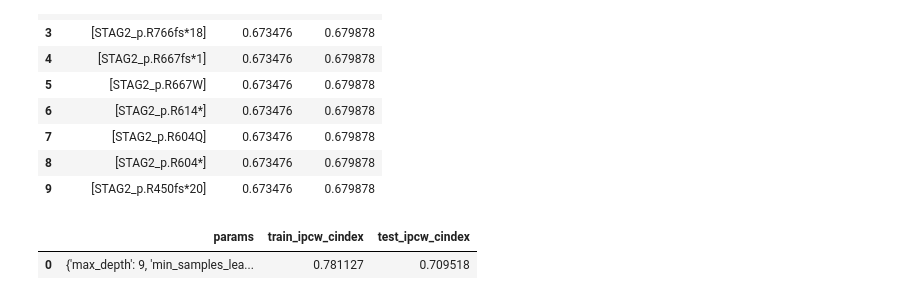
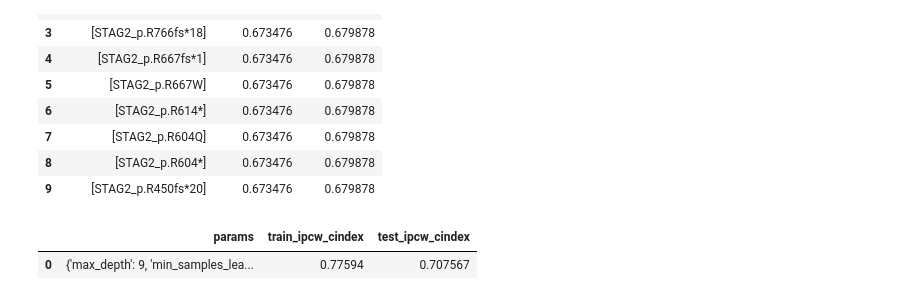
Before and after one commit to grandede-afk/Data-Challenge-Stasc, a Jupyter notebook: test_predictors.ipynb, the cells around one changed output. Cells and saved outputs as stored; diff of their text form; code cells hidden in the pictures.

```diff
--- a/test_predictors.ipynb
+++ b/test_predictors.ipynb
@@ -728,7 +728,7 @@ results = []
 # Merge with the clinical and molecular training dataset
 # fixed_features = ['BM_BLAST', 'HB', 'PLT', 'WBC', 'ANC', 'MONOCYTES', 'Nmut', 'Nmut_4',
 #                   'TP53','TET2','CBL', 'EZH2', 'ZRSR2', 'U2AF1', 'RUNX1', 'SF3B1','DNMT3A']
-fixed_features = ['BM_BLAST', 'HB', 'PLT', 'WBC', 'MONOCYTES', 'Nmut','TP53','TET2','SF3B1','CBL','ZRSR2','EZH2','U2AF1']#,
+fixed_features = ['BM_BLAST', 'HB', 'PLT', 'WBC', 'MONOCYTES']#, 'Nmut']#,'TP53','TET2','SF3B1','CBL','ZRSR2','EZH2','U2AF1']#,
                   #'TET2','SF3B1','CBL','ZRSR2','EZH2','U2AF1']
 features_choose = df_with_genes_sum.columns[10:].tolist()
 base_model = CoxnetSurvivalAnalysis()
@@ -934,7 +1114,7 @@ from time import time
 #features = ['BM_BLAST', 'HB', 'PLT', 'WBC', 'MONOCYTES', 'Nmut']
 #X = df_3.loc[df_3['ID'].isin(target_df["ID"]), features].copy()
 features = ['BM_BLAST', 'HB', 'PLT', 'WBC', 'MONOCYTES', 'Nmut','TP53',
-                  'TET2','SF3B1','CBL','ZRSR2','EZH2','U2AF1','Nmut_4']
+                  'TET2','SF3B1','CBL','ZRSR2','EZH2','U2AF1']
 X = df_with_genes_sum.loc[df_with_genes_sum['ID'].isin(target_df["ID"]), features].copy()
 imputer = SimpleImputer(strategy="median")
 X_imputed = pd.DataFrame(imputer.fit_transform(X), columns=features)
@@ -1179,7 +1359,7 @@ from time import time
 # features = ['BM_BLAST', 'HB', 'PLT', 'WBC', 'ANC', 'MONOCYTES', 'Nmut', 'Nmut_4',
 #                   'TP53','TET2','CBL', 'EZH2', 'ZRSR2', 'U2AF1', 'RUNX1', 'SF3B1','DNMT3A']
 features = ['BM_BLAST', 'HB', 'PLT', 'WBC', 'MONOCYTES', 'Nmut','TP53',
-                  'TET2','SF3B1','CBL','ZRSR2','EZH2','U2AF1', 'Nmut_4']
+                  'TET2','SF3B1','CBL','ZRSR2','EZH2','U2AF1']
 X = df_with_genes_sum.loc[df_with_genes_sum['ID'].isin(target_df["ID"]), features].copy()
 imputer = SimpleImputer(strategy="median")
 X_imputed = pd.DataFrame(imputer.fit_transform(X), columns=features)
@@ -1216,34 +1396,34 @@ model = RSF.fit(X_train, y_train)
 
 for i, est in enumerate(model.cv_results_["params"]):
     clf = RandomSurvivalForest(**est).fit(X_train, y_train)
     pred_train = clf.predict(X_train)
     pred_test = clf.predict(X_test)
     train_ci_ipcw = concordance_index_ipcw(y_train, y_train, pred_train, tau=7)[0]
     test_ci_ipcw = concordance_index_ipcw(y_train, y_test, pred_test, tau=7)[0]
 
     ipcw_results.append({
         "params": est,
         "train_ipcw_cindex": train_ci_ipcw,
         "test_ipcw_cindex": test_ci_ipcw
 
     })
 
 ipcw_df = pd.DataFrame(ipcw_results).sort_values(by="test_ipcw_cindex", ascending=False)
 display(ipcw_df.head(10))
 
 # # Predict risk scores
 # pred_train = model.predict(X_train)
 # pred_test = model.predict(X_test)
 
 # # Compute Concordance Index IPCW
 # train_ci_ipcw = concordance_index_ipcw(y_train, y_train, pred_train, tau=7)[0]
 # test_ci_ipcw = concordance_index_ipcw(y_train, y_test, pred_test, tau=7)[0]
 
 # print(f"RandomSurvivalForest Model Concordance Index IPCW on train: {train_ci_ipcw:.4f}")
 # print(f"CRandomSurvivalForest Model Concordance Index IPCW on test: {test_ci_ipcw:.4f}")
 # %% [output]
 |  | params | train_ipcw_cindex | test_ipcw_cindex |
-| 0 | {'max_depth': 9, 'min_samples_lea... | 0.781127 | 0.709518 |
+| 0 | {'max_depth': 9, 'min_samples_lea... | 0.77594 | 0.707567 |
 # %%
 print("✅ Best Parameters:", RSF.best_params_)
 print(ipcw_df.iloc[0]["params"])
```
Also changed, not shown: parts of 9 cells of this notebook, 5 other files.
